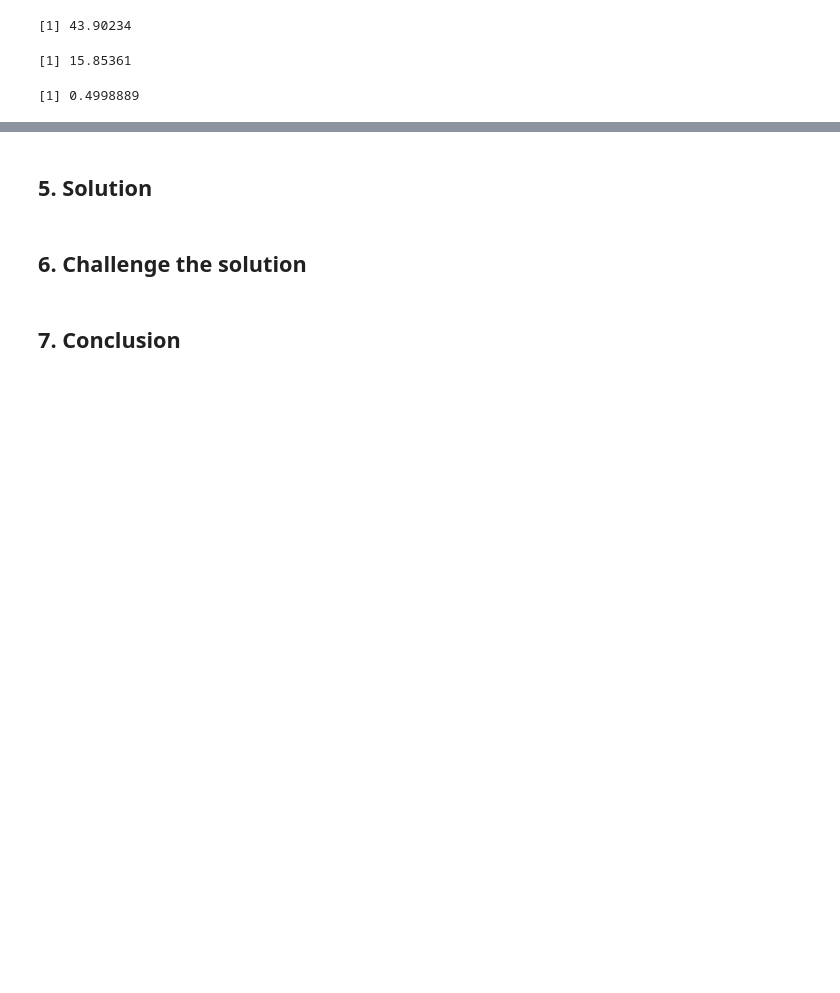
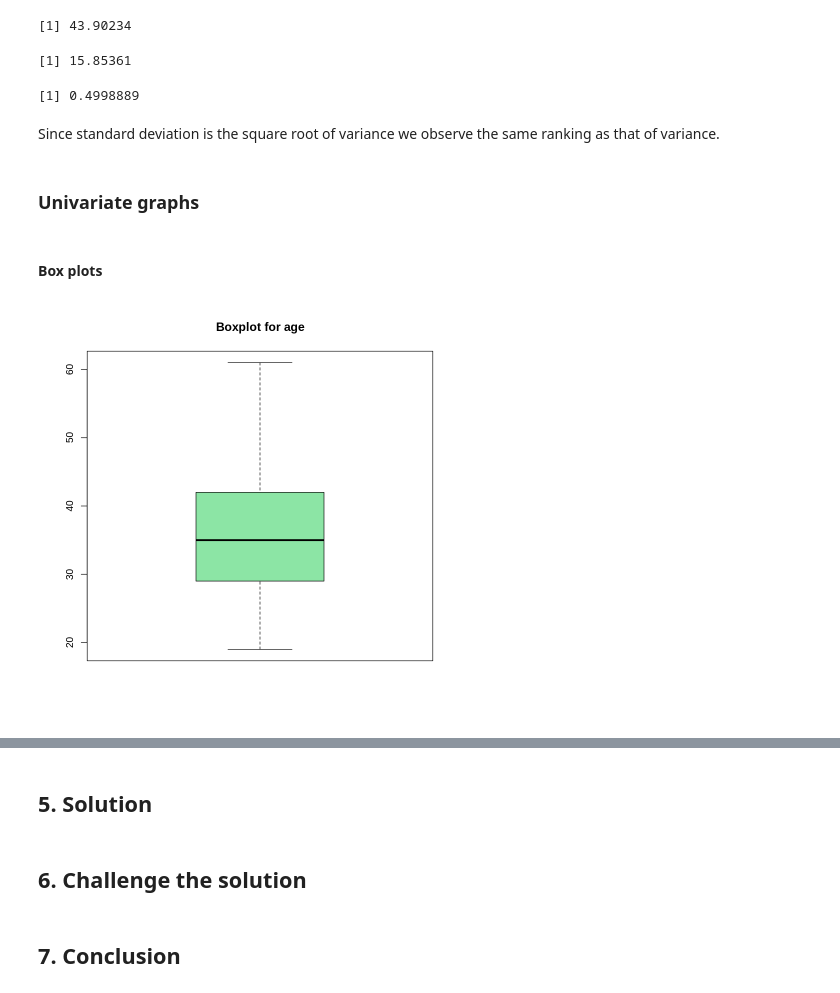
Before and after one commit to dote7ant/Univariate_Bivariate_Multivariate_analysis_in_R, a Jupyter notebook: R_Analysis.ipynb, the cells around one changed output, grey strips where cells are left out. Drawn from its saved outputs; the diff is of its cells as text; code cells hidden in the pictures; blank space fills up the shorter version.

```diff
--- a/R_Analysis.ipynb
+++ b/R_Analysis.ipynb
@@ -372,3 +449,15 @@ std_data_gender <- sd(data$male)
 print(std_data_gender)
 # %% [output]
 [1] 0.4998889
+# %% [markdown]
+Since standard deviation is the square root of variance we observe the same ranking as that of variance.
+# %% [markdown]
+### Univariate graphs
+# %% [markdown]
+#### Box plots
+# %%
+# plot a boxplot for age
+age <- data$age
+boxplot(age, col=rgb(0.1,0.8,0.3,0.5), main = "Boxplot for age")
+# %% [output]
+[figure, added]
```
Also changed, not shown: parts of 110 cells of this notebook.
